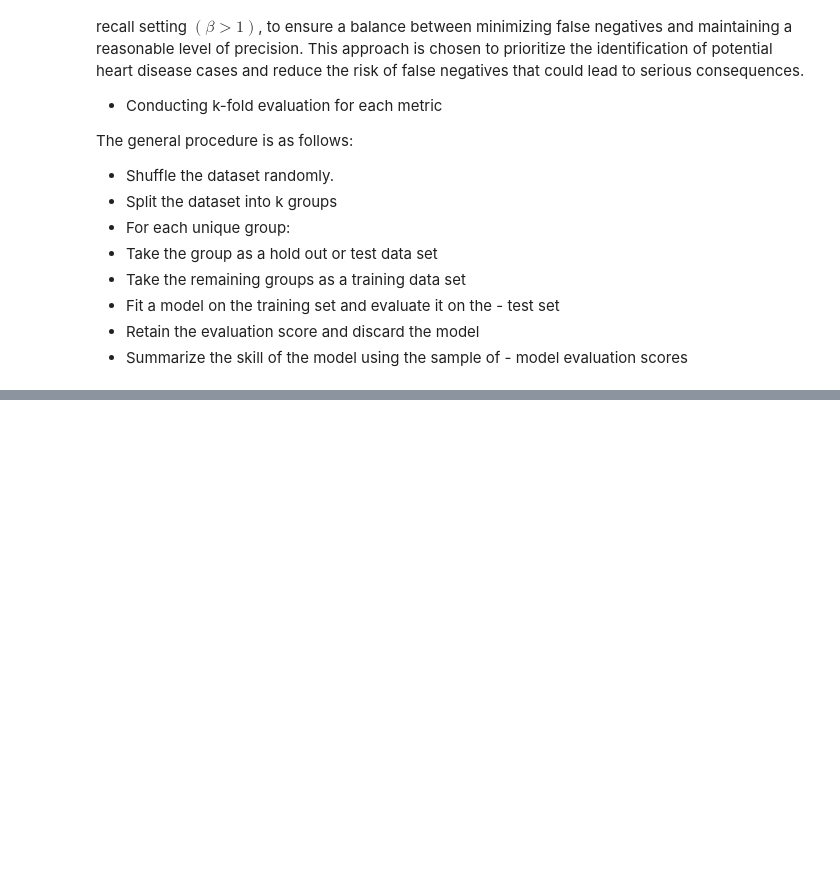
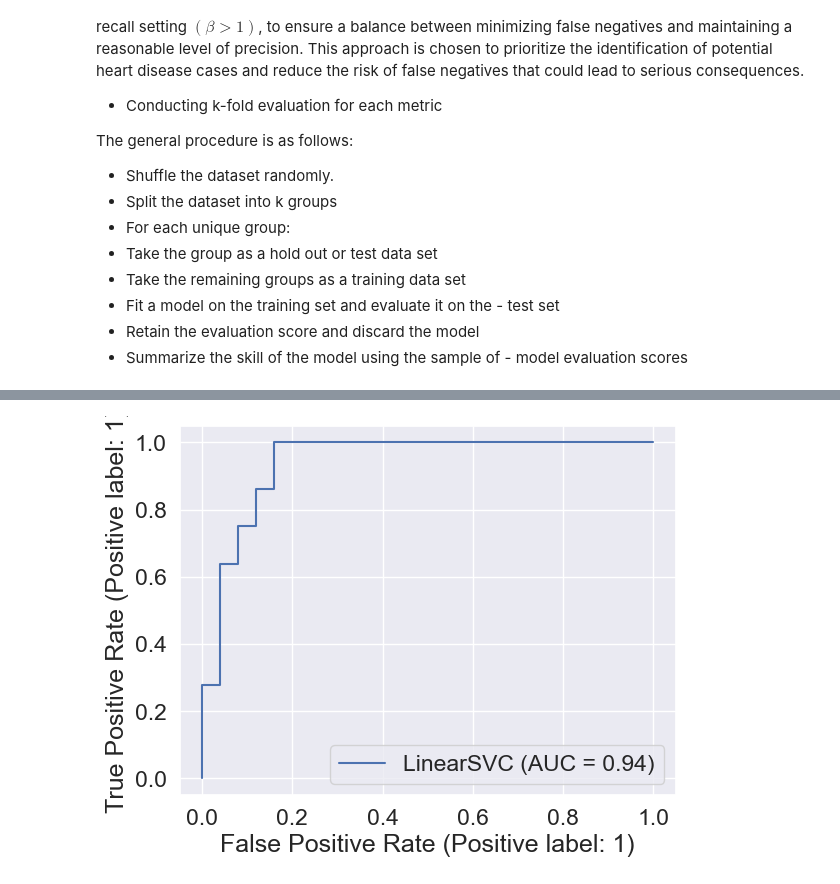
Before and after one commit to Lfg2st/CardioGuardian, a Jupyter notebook: main.ipynb, the cells around one changed output, grey strips where cells are left out. Cells and saved outputs as stored; diff of their text form; code cells hidden in the pictures; blank space fills up the shorter version.

Commit message:
completed final model

```diff
--- a/main.ipynb
+++ b/main.ipynb
@@ -807,0 +889,16 @@ def k_fold_model_rating(model,X,y, folds):
+# %%
+# SGD classifier suffers heavily in F0.5 score...the tradeoff for precision is too high therefore we would still be continuning with Linear SVC
+
+param_grid = {
+    'C': [0.001, 0.01, 0.1, 1, 10, 100],  # Regularization parameter
+    'loss': ['hinge', 'squared_hinge'],   # Loss function
+    'dual': [True, False],                # Dual or primal optimization
+    'multi_class': ['ovr', 'crammer_singer']  # Multi-class handling
+}
+
+
+# parameters to be tuned
+
+
+grid_search = GridSearchCV(estimator=LinearSVC(), param_grid = param_grid, cv=5, scoring='accuracy', n_jobs=-1)
+grid_search.fit(X_train, y_train)
@@ -807,0 +933,3 @@ def k_fold_model_rating(model,X,y, folds):
+# %%
+fin_model = LinearSVC(C=1, dual=True, loss='squared_hinge', multi_class='ovr')
+fin_model.fit(X_train, y_train)
@@ -807,0 +955,7 @@ def k_fold_model_rating(model,X,y, folds):
+# %%
+# from_estimator() = use a model to plot ROC curve on data
+RocCurveDisplay.from_estimator(estimator=fin_model,
+                               X=X_test,
+                               y=y_test);
+# %% [output]
+[figure, added]
```
Also changed, not shown: parts of 17 cells of this notebook, 2 other files.
